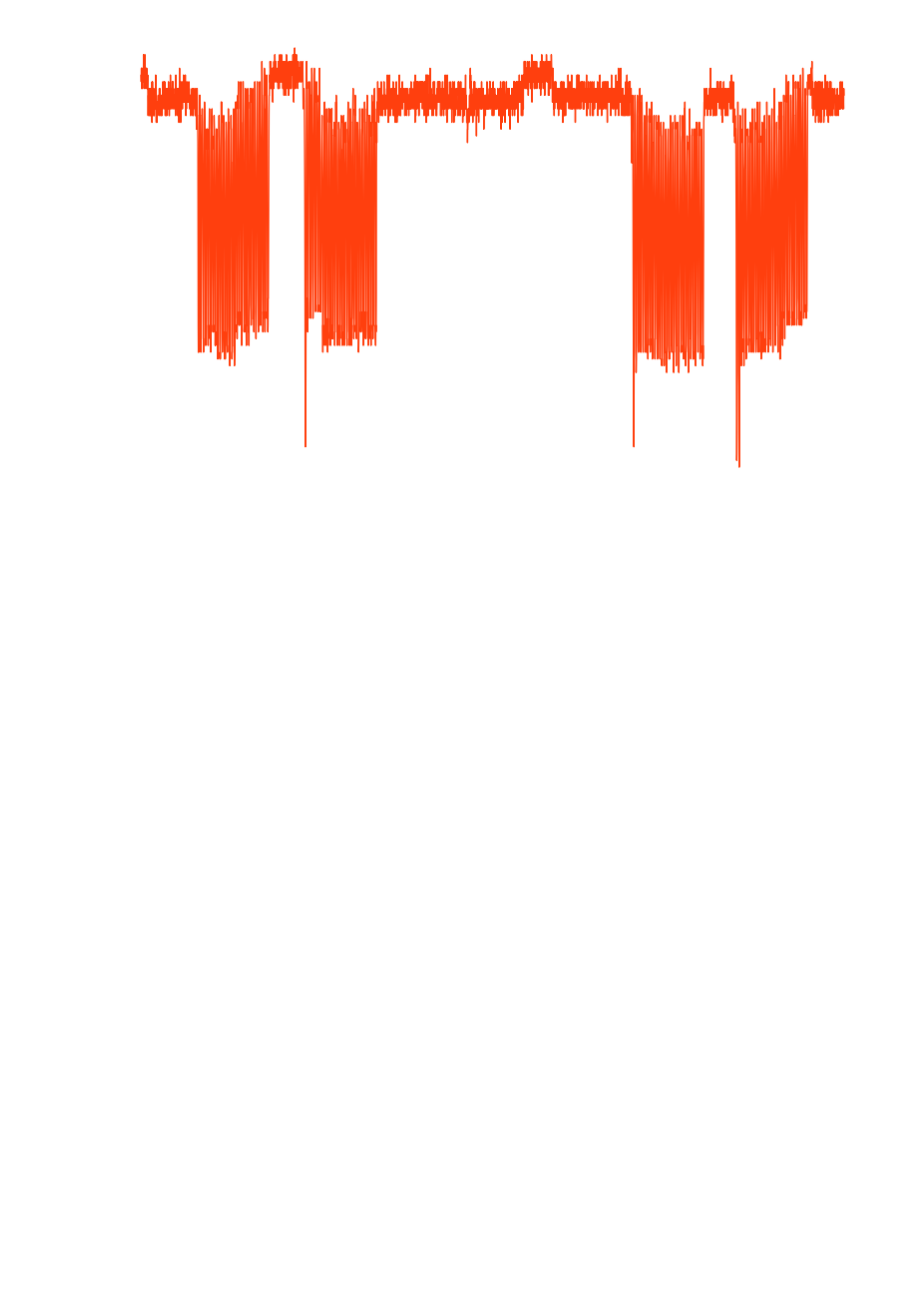
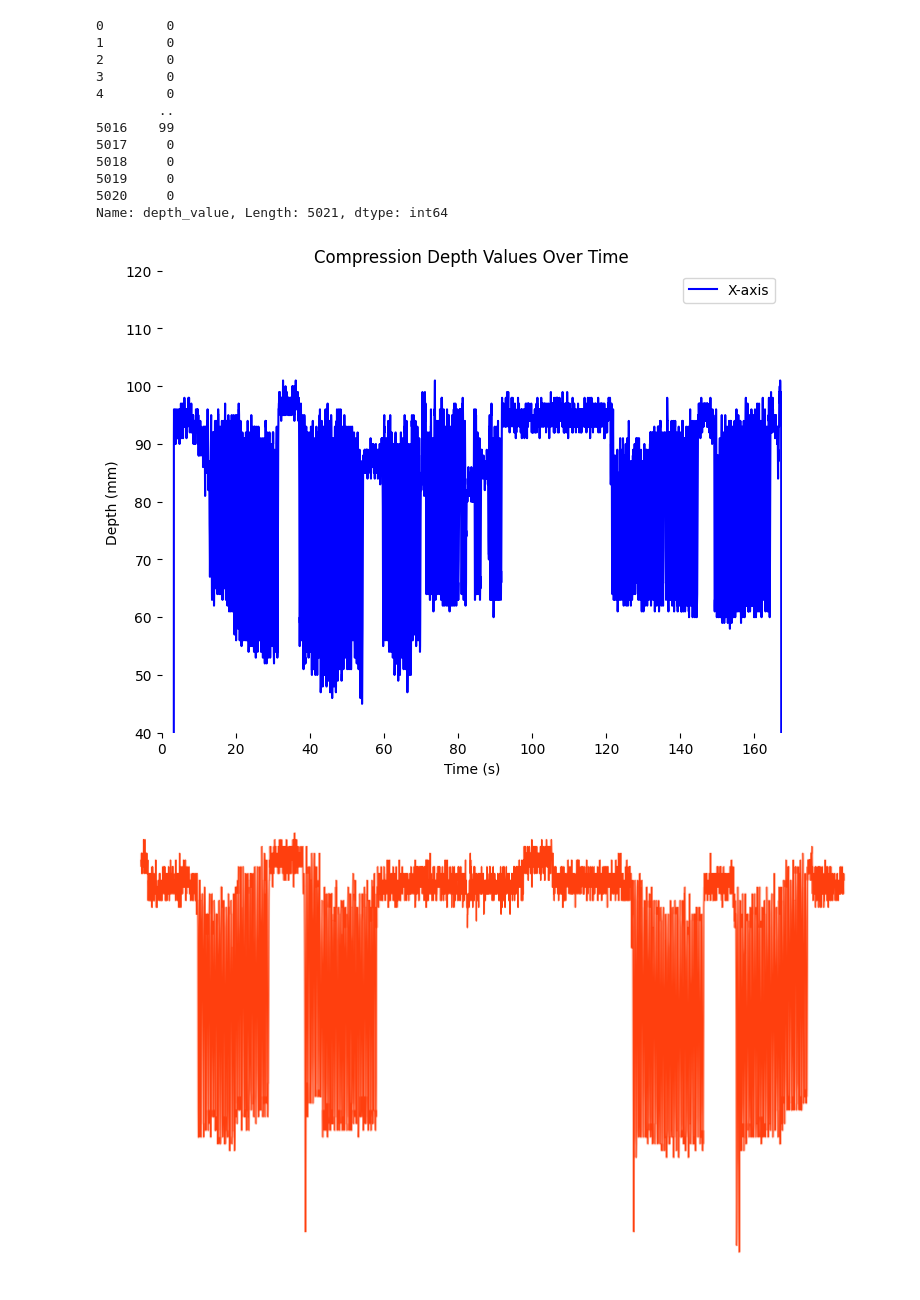
Before and after one commit to UVA-DSA/EgoEMS, a Jupyter notebook: Tools/data_visualization/depth_sensor_visualizer.ipynb, the cells around one changed output. Drawn from its saved outputs; the diff is of its cells as text; code cells hidden in the pictures; blank space fills up the shorter version.

```diff
--- a/Tools/data_visualization/depth_sensor_visualizer.ipynb
+++ b/Tools/data_visualization/depth_sensor_visualizer.ipynb
@@ -3,6 +3,68 @@ import pandas as pd
 import matplotlib.pyplot as plt
 import seaborn as sns
 from scipy.signal import savgol_filter
+# %%
+import pandas as pd
+import matplotlib.pyplot as plt
+import matplotlib.animation as animation
+import numpy as np
+
+
+depth_sensor_data = "/standard/UVA-DSA/NIST EMS Project Data/EgoExoEMS_CVPR2025/Dataset/Final/ng2/cardiac_arrest/0/distance_sensor_data/sync_depth_sensor.csv"
+# Load your data
+data = pd.read_csv(depth_sensor_data, index_col=False)  # Make sure to adjust the path if needed
+x_values = data['depth_value']
+
+print(x_values)
+
+# Set up the figure and axis
+fig, ax = plt.subplots(figsize=(8, 6))
+ax.set_xlim(0, len(x_values) / 30)  # Time in seconds on the x-axis
+ax.set_ylim(40, 120)  # Depth values on the y-axis
+ax.set_title('Compression Depth Values Over Time')
+ax.set_xlabel('Time (s)')
+ax.set_ylabel('Depth (mm)')
+
+# Initialize lines for each axis
+line_x, = ax.plot([], [], label='X-axis', color='b')
+
+# remove lines
+ax.spines['top'].set_visible(False)
+ax.spines['right'].set_visible(False)
+ax.spines['left'].set_visible(False)
+ax.spines['bottom'].set_visible(False)
+
+ax.legend()
+
+# Initialize animation
+def init():
+    line_x.set_data([], [])
+    return [line_x]
+
+# Update function for each frame
+def animate(i):
+    # Time sequence based on 30Hz frame rate
+    t = np.linspace(0, i / 30, i + 1)
+    line_x.set_data(t, x_values[:i + 1])
+    return [line_x]
+
+# Create and save animation
+ani = animation.FuncAnimation(fig, animate, init_func=init, frames=len(x_values), interval=1000/30, blit=True)
+ani.save('./output/visualized_video/ng2_t0_depth_sensor.mp4', fps=30, extra_args=['-vcodec', 'libx264'])
+# %% [output]
+0        0
+1        0
+2        0
+3        0
+4        0
+        ..
+5016    99
+5017     0
+5018     0
+5019     0
+5020     0
+Name: depth_value, Length: 5021, dtype: int64
+[figure, added]
 # %%
 # Load the CSV file
 file_path = '../../TestData/06-09-2024/debrah/cardiac_arrest/2/distance_sensor_data/sync_depth_sensor.csv'  # Update this with your file path
```
Also changed, not shown: 4 other files.
